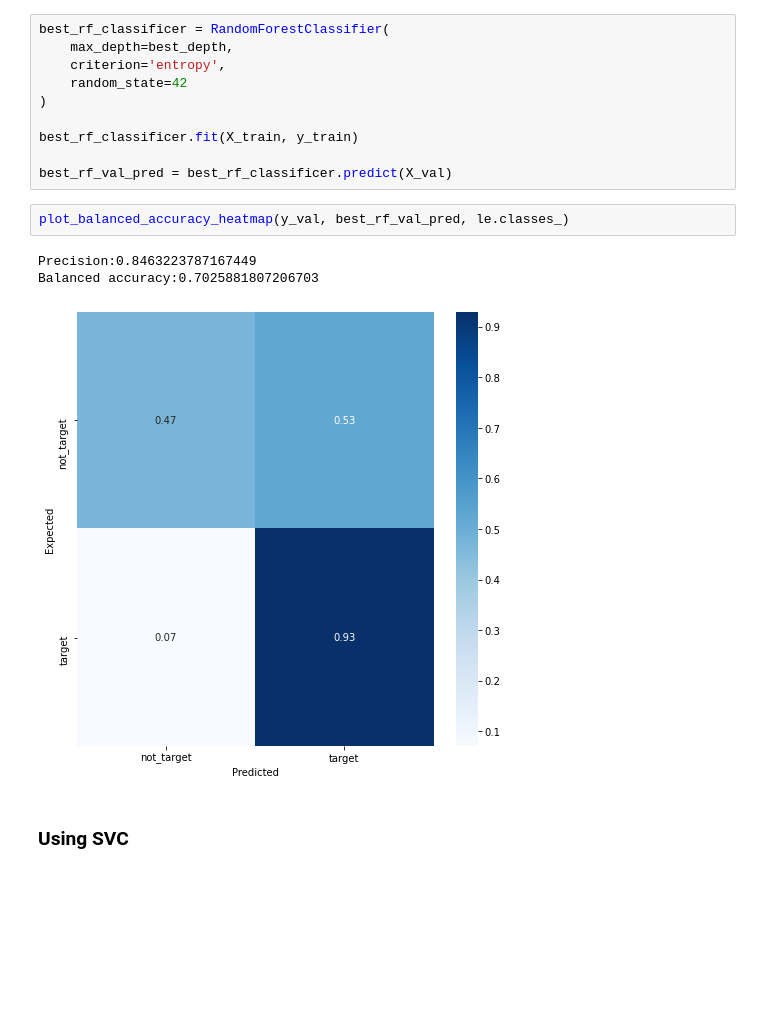
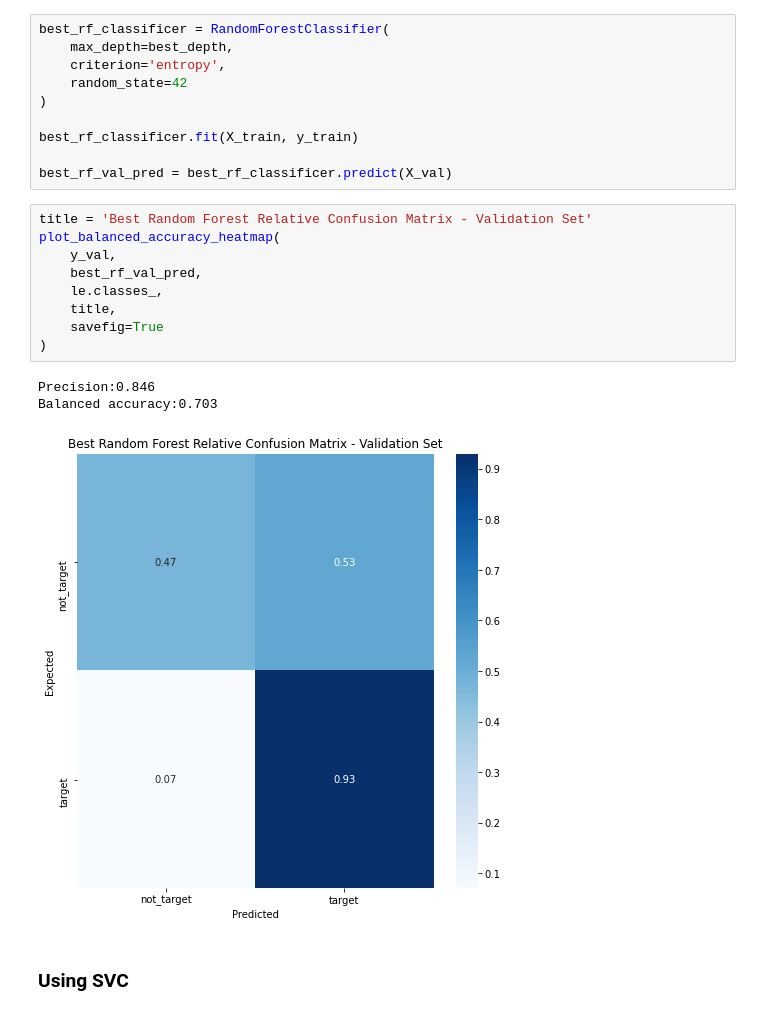
Before and after one commit to AndreGoncalves013/Starbucks_Customer_Offer_Targeting, a Jupyter notebook: src/starbucks_offer_prediction.ipynb, the cells around one changed output. Saved outputs shown, nothing was run; the diff lists cells and outputs as text; blank space fills up the shorter version.

```diff
--- a/src/starbucks_offer_prediction.ipynb
+++ b/src/starbucks_offer_prediction.ipynb
@@ -554,12 +581,19 @@ best_rf_classificer = RandomForestClassifier(
 best_rf_classificer.fit(X_train, y_train)
 
 best_rf_val_pred = best_rf_classificer.predict(X_val)
-# %%
-plot_balanced_accuracy_heatmap(y_val, best_rf_val_pred, le.classes_)
-# %% [output]
-Precision:0.8463223787167449
-Balanced accuracy:0.7025881807206703
-[figure, removed]
+# %%
+title = 'Best Random Forest Relative Confusion Matrix - Validation Set'
+plot_balanced_accuracy_heatmap(
+    y_val,
+    best_rf_val_pred,
+    le.classes_,
+    title,
+    savefig=True
+)
+# %% [output]
+Precision:0.846
+Balanced accuracy:0.703
+[figure, added]
 # %% [markdown]
 ### Using SVC
 # %%
```
Also changed, not shown: parts of 11 cells of this notebook, 5 other files.
